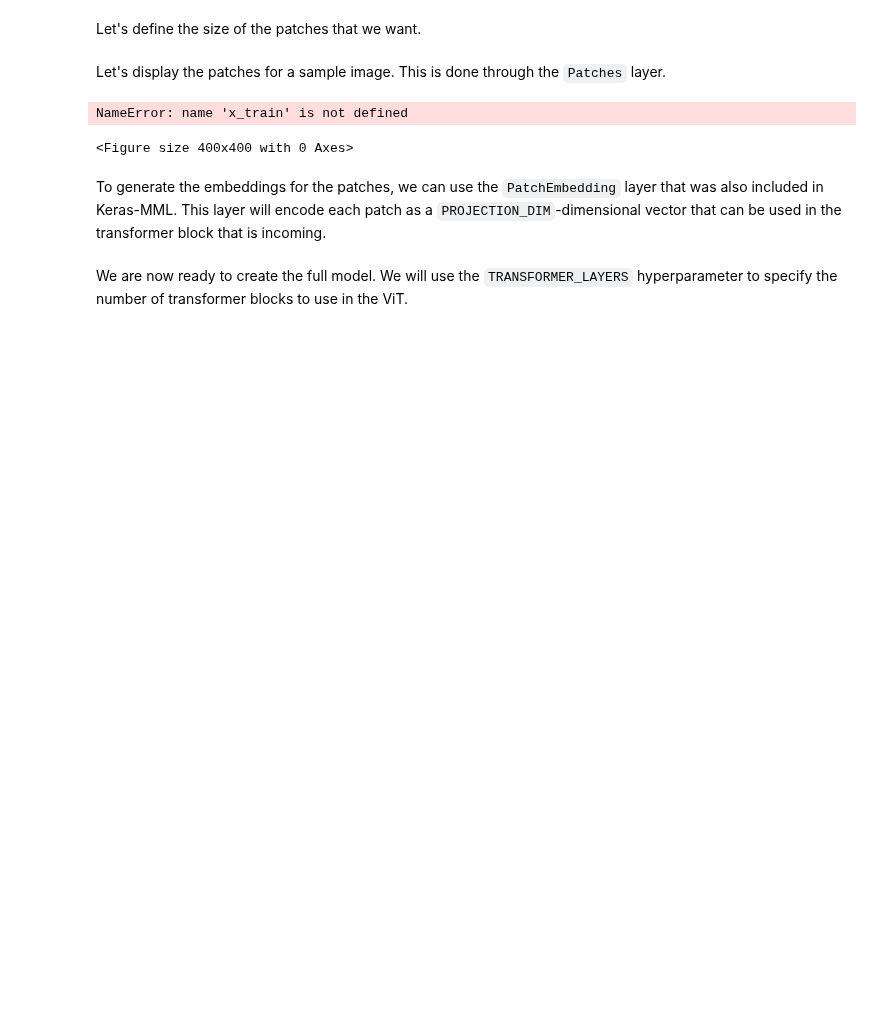
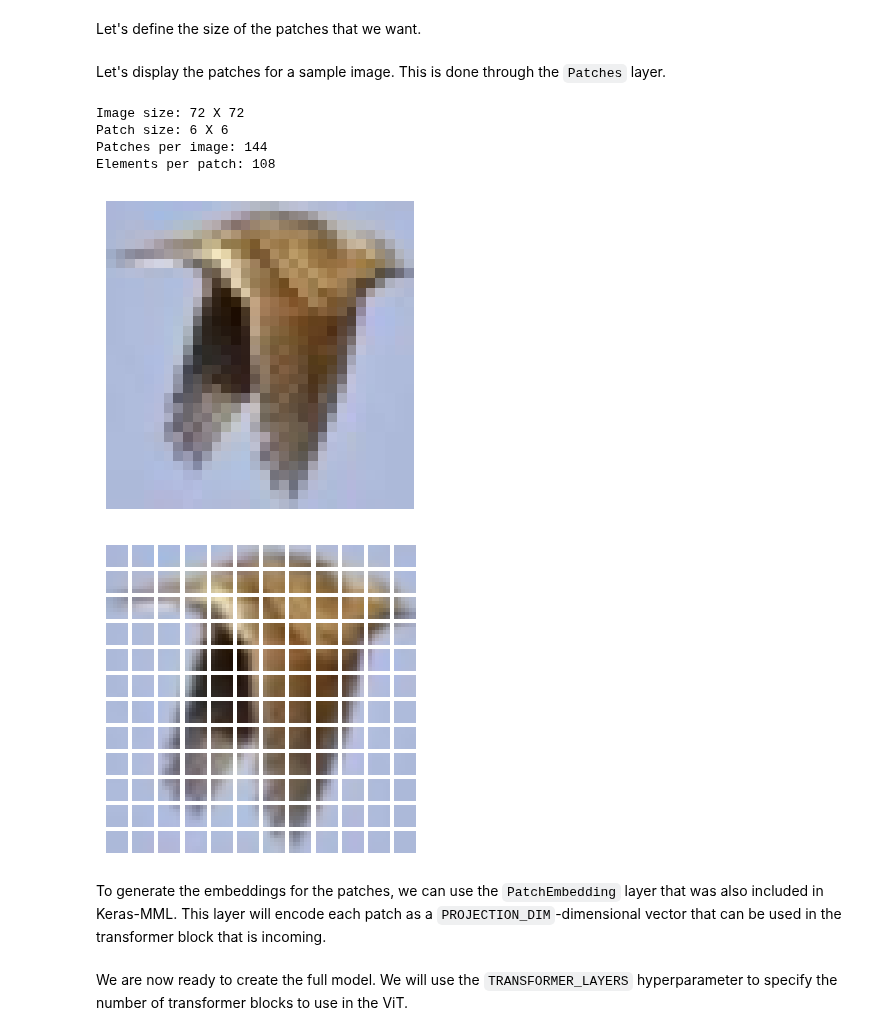
Before and after one commit to PhotonicGluon/Keras-MatMulLess, a Jupyter notebook: docs/source/examples/vision-transformers.ipynb, the cells around one changed output. Drawn from its saved outputs; the diff is of its cells as text; code cells hidden in the pictures; blank space fills up the shorter version.

Commit message:
Finish vision transformers example code

```diff
--- a/docs/source/examples/vision-transformers.ipynb
+++ b/docs/source/examples/vision-transformers.ipynb
@@ -54,4 +60,4 @@ Conveniently, the CIFAR-100 dataset is already available in Keras, so we just ne
 # %%
 import keras
 
-(x_train, y_train), (x_test, y_test) = keras.datasets.cifar100.load_data()
+(x_train, y_train), (x_test, y_test) = keras.datasets.cifar10.load_data()
@@ -61,3 +68,10 @@ Exception: URL fetch failure on https://www.cs.toronto.edu/~kriz/cifar-100-pytho
+# %%
+DEMO_SPLIT = 0.01
+
+x_train = x_train[: int(x_train.shape[0] * DEMO_SPLIT)]
+y_train = y_train[: int(y_train.shape[0] * DEMO_SPLIT)]
+x_test = x_test[: int(x_test.shape[0] * DEMO_SPLIT)]
+y_test = y_test[: int(y_test.shape[0] * DEMO_SPLIT)]
 # %% [markdown]
 Let's take a look at the shapes of the downloaded arrays.
 # %%
@@ -77,3 +90,5 @@ image_size = 72  # TODO: RENAME
+# %%
+IMAGE_SIZE = 72
 # %% [markdown]
 To improve the performance of the model, let's perform some data augmentation on the images.
 # %%
@@ -119,33 +116,39 @@ num_patches = (image_size // patch_size) ** 2  # TODO: RENAME
+# %%
+PATCH_SIZE = 6
+NUM_PATCHES = (IMAGE_SIZE // PATCH_SIZE) ** 2
 # %% [markdown]
 Let's display the patches for a sample image. This is done through the `Patches` layer.
 # %%
-import matplotlib.pyplot as plt
 import numpy as np
 from keras import ops
 
 plt.figure(figsize=(4, 4))
-image = x_train[0]  # Just as an example
+image = x_train[123]  # Just as an example
 plt.imshow(image.astype("uint8"))
 plt.axis("off")
 
 resized_image = ops.image.resize(
-    ops.convert_to_tensor([image]), size=(image_size, image_size)
+    ops.convert_to_tensor([image]), size=(IMAGE_SIZE, IMAGE_SIZE)
 )
-patches = keras_mml.layers.Patches(patch_size)(resized_image) #  Patch generation layer
-print(f"Image size: {image_size} X {image_size}")
-print(f"Patch size: {patch_size} X {patch_size}")
+patches = keras_mml.layers.Patches(PATCH_SIZE)(resized_image) #  Patch generation layer
+print(f"Image size: {IMAGE_SIZE} X {IMAGE_SIZE}")
+print(f"Patch size: {PATCH_SIZE} X {PATCH_SIZE}")
 print(f"Patches per image: {patches.shape[1]}")
 print(f"Elements per patch: {patches.shape[-1]}")
 
 n = int(np.sqrt(patches.shape[1]))
 plt.figure(figsize=(4, 4))
 for i, patch in enumerate(patches[0]):
     ax = plt.subplot(n, n, i + 1)
-    patch_img = ops.reshape(patch, (patch_size, patch_size, 3))  # Make it back into RGB
+    patch_img = ops.reshape(patch, (PATCH_SIZE, PATCH_SIZE, 3))  # Make it back into RGB
     plt.imshow(ops.convert_to_numpy(patch_img).astype("uint8"))
     plt.axis("off")
 # %% [output]
-NameError: name 'x_train' is not defined
+Image size: 72 X 72
+Patch size: 6 X 6
+Patches per image: 144
+Elements per patch: 108
-<Figure size 400x400 with 0 Axes>
+[figure, added]
+[figure, added]
 # %% [markdown]
 To generate the embeddings for the patches, we can use the `PatchEmbedding` layer that was also included in Keras-MML. This layer will encode each patch as a `PROJECTION_DIM`-dimensional vector that can be used in the transformer block that is incoming.
```
Also changed, not shown: parts of 36 cells of this notebook.
